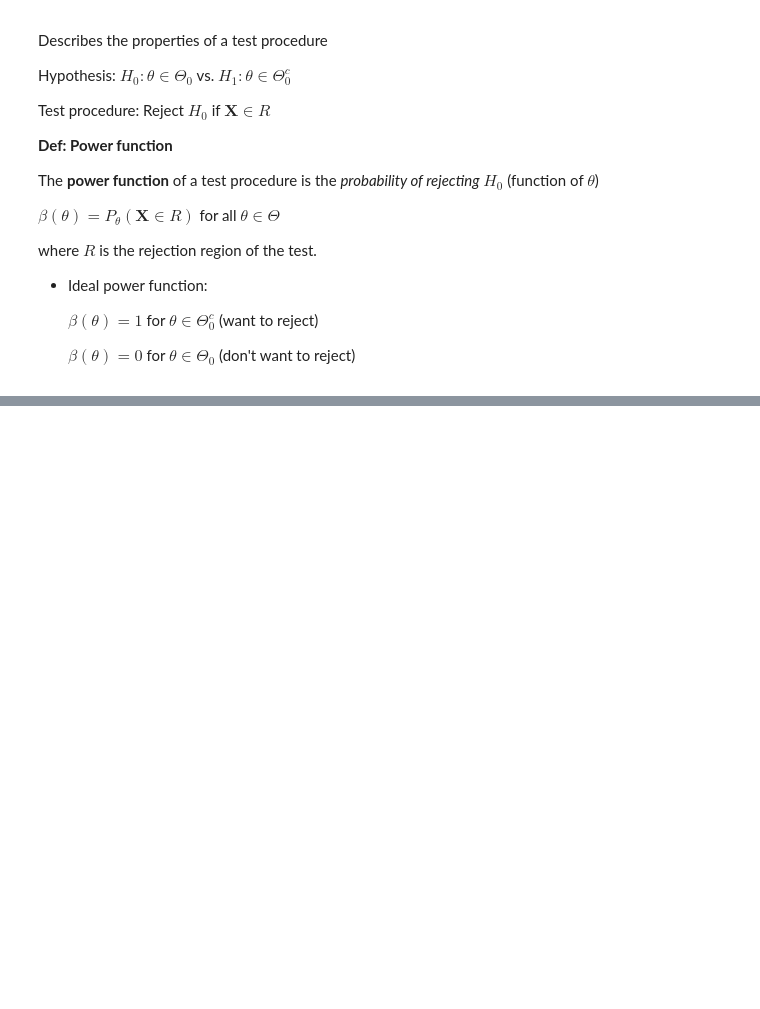
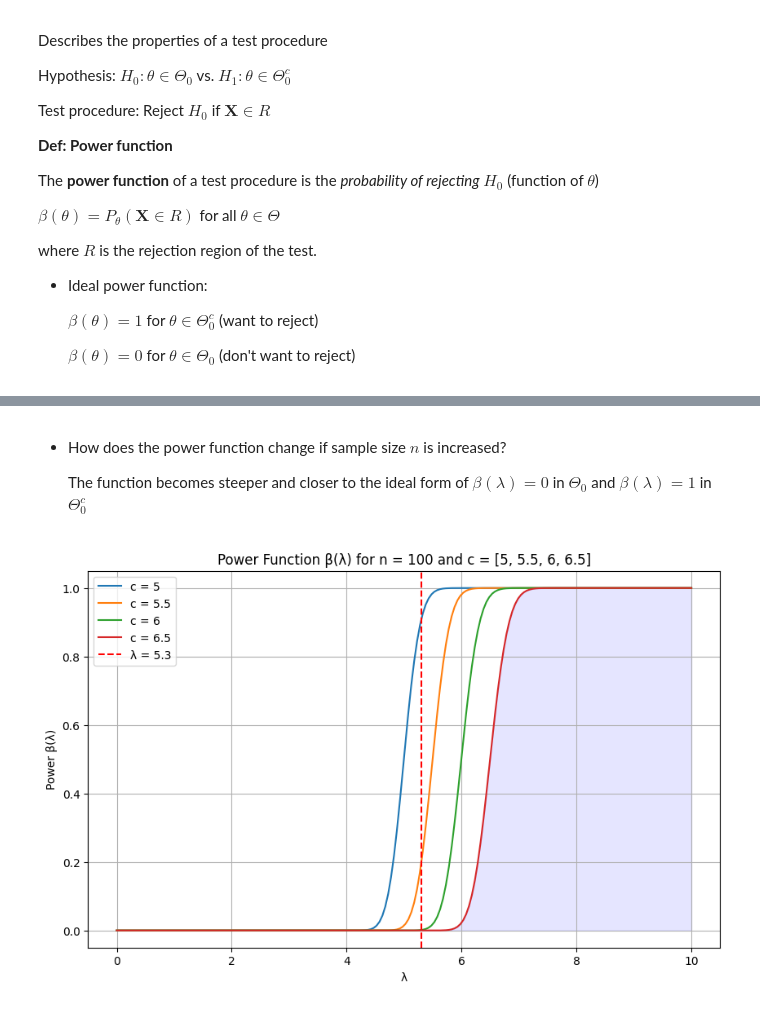
Before and after one commit to Thomson-Cui/Theoretical-Statistics-II, a Jupyter notebook: Chapter_08_02_Methods_of_Evaluating_Tests.ipynb, the cells around one changed output, grey strips where cells are left out. Saved outputs shown, nothing was run; the diff lists cells and outputs as text; code cells hidden in the pictures; blank space fills up the shorter version.

```diff
--- a/Chapter_08_02_Methods_of_Evaluating_Tests.ipynb
+++ b/Chapter_08_02_Methods_of_Evaluating_Tests.ipynb
@@ -48,0 +214,66 @@ where $R$ is the rejection region of the test.
+# %% [markdown]
+- How does the power function change if sample size $n$ is increased?
+
+    The function becomes steeper and closer to the ideal form of $\beta(\lambda)=0$ in $\Theta_0$ and $\beta(\lambda)=1$ in $\Theta_0^c$
+# %%
+import numpy as np
+import matplotlib.pyplot as plt
+from scipy.stats import poisson
+
+# Function to calculate the power function β(λ)
+def BetaFun(lambda_val, c, n):
+    """
+    Calculate the power function β(λ) = P(∑X_i ≥ n*c | λ)
+    where ∑X_i ~ Poisson(n*λ) and c is the critical value for the sample mean.
+
+    Parameters:
+    - lambda_val (float): The Poisson parameter λ
+    - c (float): The critical value for the sample mean (X̄ ≥ c)
+    - n (int): Sample size
+
+    Returns:
+    - float: Power β(λ) = P(∑X_i ≥ n*c)
+    """
+    # Calculate the threshold as the ceiling of n * c
+    threshold = np.ceil(n * c)
+    # Compute P(X ≥ threshold) where X ~ Poisson(n * λ)
+    # Using the survival function: 1 - CDF(threshold - 1)
+    power = 1 - poisson.cdf(int(threshold - 1), n * lambda_val)
+    return power
+
+# Function to plot the power function for multiple critical values
+def plotBeta(cc, n=100):
+    """
+    Plot the power function β(λ) for multiple critical values c and a fixed sample size n.
+
+    Parameters:
+    - cc (list): List of critical values c for the test (X̄ ≥ c)
+    - n (int): Sample size (default = 100)
+    """
+    # Generate a range of λ values from 0 to 10
+    lambda_grid = np.linspace(0, 10, 200)  # Increased points for smoother curve with n=100
+
+    # Create the plot
+    plt.figure(figsize=(10, 6))
+
+    # Plot power function for each critical value
+    for c in cc:
+        beta_values = [BetaFun(lam, c, n) for lam in lambda_grid]
+        plt.plot(lambda_grid, beta_values, label=f'c = {c}')
+
+    # Add vertical line at λ = 5.3
+    plt.axvline(x=5.3, color='red', linestyle='--', label='λ = 5.3')
+    plt.title(f'Power Function β(λ) for n = {n} and c = {cc}')
+    plt.xlabel('λ')
+    plt.ylabel('Power β(λ)')
+    plt.legend()
+    plt.grid(True)
+    # Fill the area where λ > 5.3 for the last curve (c = 6.5) to indicate power increase
+    plt.fill_between(lambda_grid, 0, beta_values, where=(lambda_grid > 5.3), alpha=0.1, color='blue')
+    plt.show()
+
+# Call the function to plot the power function with multiple c values and n=100
+if __name__ == "__main__":
+    plotBeta(cc=[5, 5.5, 6, 6.5], n=100)
+# %% [output]
+[figure, added]
```
Also changed, not shown: parts of 12 cells of this notebook.
